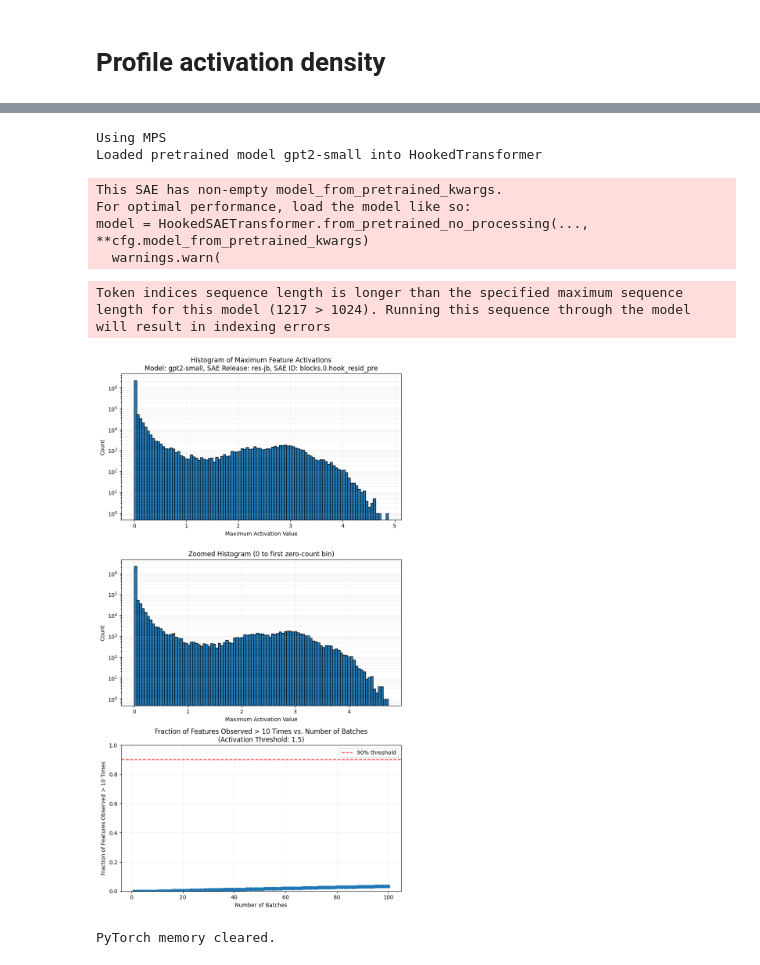
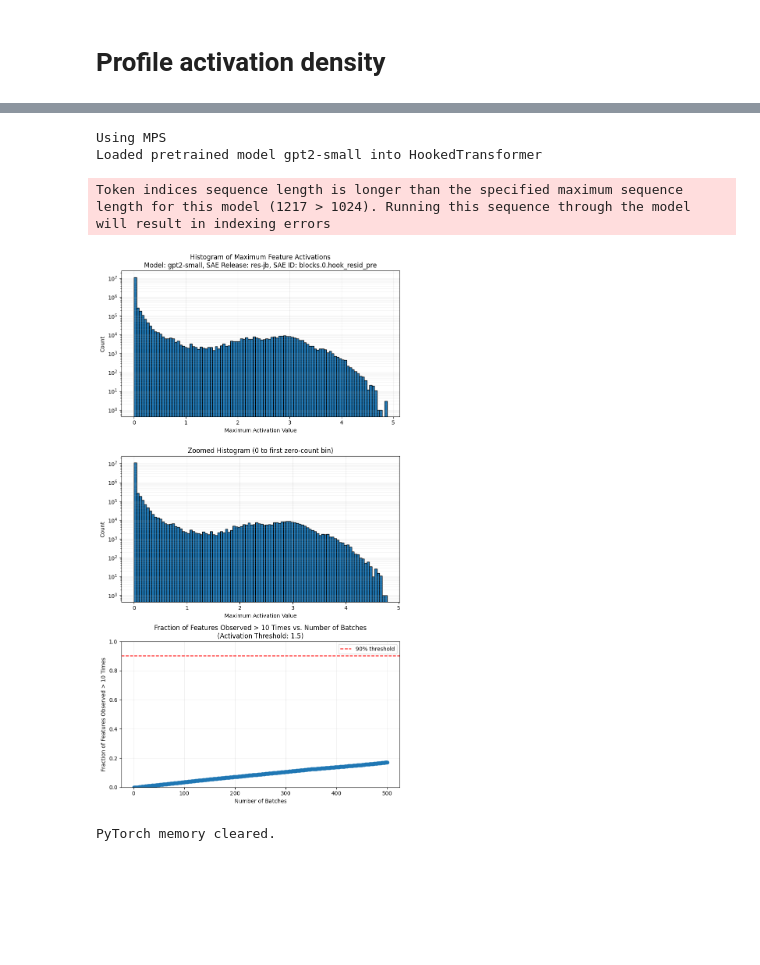
Before and after one commit to MClarke1991/sae_cooccurrence, a Jupyter notebook: src/activation_tuning/activation_tuning.ipynb, the cells around one changed output, grey strips where cells are left out. Cells and saved outputs as stored; diff of their text form; code cells hidden in the pictures; blank space fills up the shorter version.

```diff
--- a/src/activation_tuning/activation_tuning.ipynb
+++ b/src/activation_tuning/activation_tuning.ipynb
@@ -81,26 +67,22 @@ PyTorch memory cleared.
 # %%
 plot_max_activations(
     sae_ids_rj,
     model_name_gpt2small,
     sae_release_short_rj,
-    n_batches=100,
+    n_batches=500,
     n_bins=100,
     activation_threshold=1.5,
     observation_threshold=10,
     n_batches_in_buffer=gpt2_batches,
-    normalise_internal_threshold=normalise_internal_threshold,
+    normalise_internal_threshold=False,
     apply_internal_activation_threshold=False,
 )
 # %% [output]
 Using MPS
 Loaded pretrained model gpt2-small into HookedTransformer
-This SAE has non-empty model_from_pretrained_kwargs.
-For optimal performance, load the model like so:
-model = HookedSAETransformer.from_pretrained_no_processing(..., **cfg.model_from_pretrained_kwargs)
-  warnings.warn(
+Token indices sequence length is longer than the specified maximum sequence length for this model (1217 > 1024). Running this sequence through the model will result in indexing errors
+[figure, new version]
-Token indices sequence length is longer than the specified maximum sequence length for this model (1217 > 1024). Running this sequence through the model will result in indexing errors
+PyTorch memory cleared.
-[figure, old version]
-PyTorch memory cleared.
 # %%
 plot_max_activations(
     sae_ids_gemma22b,
```
Also changed, not shown: parts of 5 cells of this notebook.
